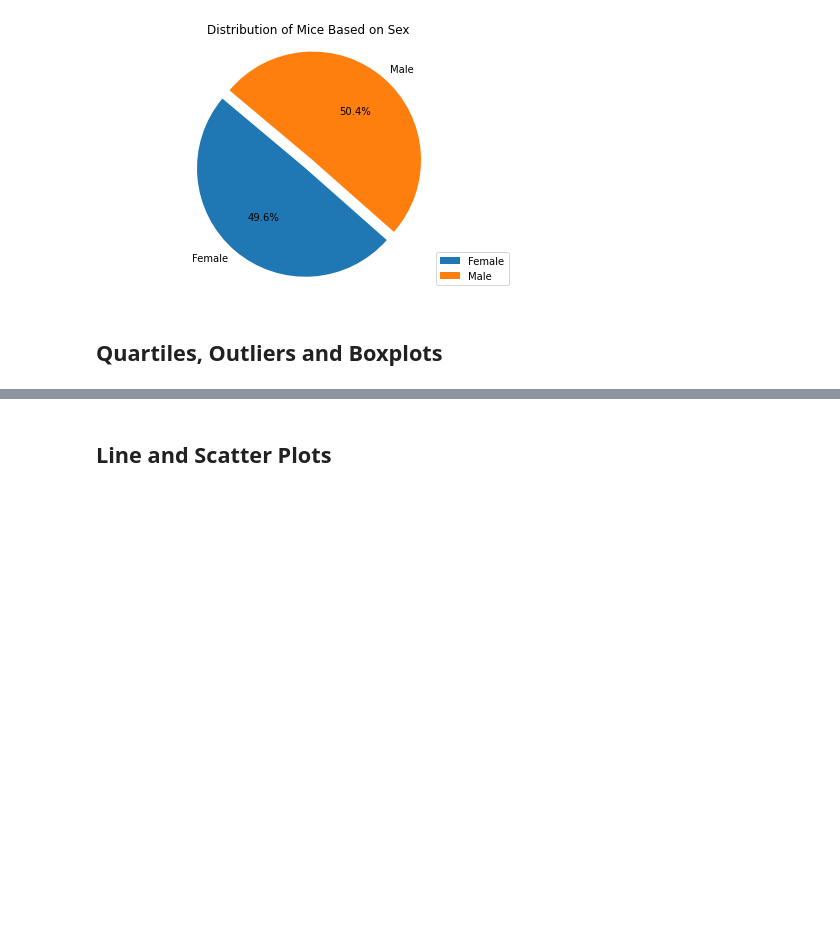
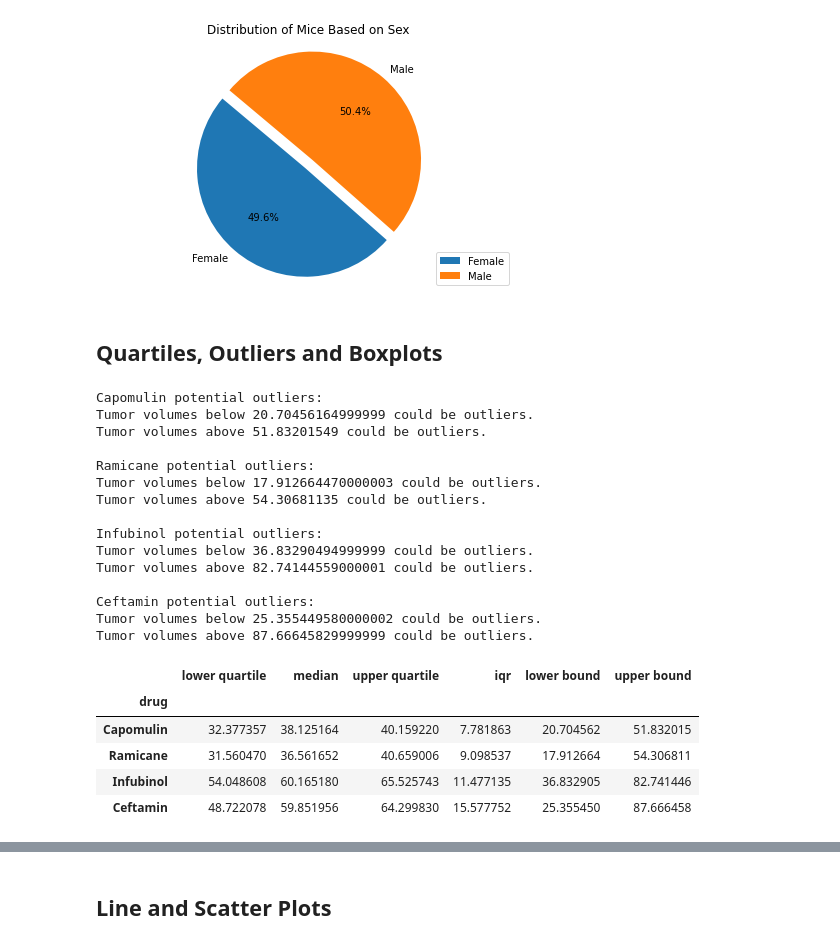
Before and after one commit to charlesphil/matplotlib-challenge, a Jupyter notebook: pymaceuticals_starter.ipynb, the cells around one changed output, grey strips where cells are left out. Drawn from its saved outputs; the diff is of its cells as text; code cells hidden in the pictures; blank space fills up the shorter version.

```diff
--- a/pymaceuticals_starter.ipynb
+++ b/pymaceuticals_starter.ipynb
@@ -238,30 +238,75 @@ last_recorded = pd.merge(clean_df, last_timepoints, on=['Mouse ID', 'Timepoint']
 # %%
 # Put treatments into a list for for loop (and later for plot labels)
 treatments = ['Capomulin', 'Ramicane', 'Infubinol', 'Ceftamin']
 
-# Create empty list to fill with tumor vol data (for plotting)
-tumor_vols = []
+# Create empty dictionary to fill with tumor vol data (for plotting)
+tumor_vols = {}
+
+# Empty data frame to build summary into
+quart_df = pd.DataFrame()
 
 # Calculate the IQR and quantitatively determine if there are any potential outliers.
 for regimen in treatments:
     # Locate the rows which contain mice on each drug and get the tumor volumes
     regimen_subset = last_recorded.loc[last_recorded['Drug Regimen'] == regimen, 'Tumor Volume (mm3)']
-    # add subset
-    tumor_vols.append({regimen: list(regimen_subset)})
+    #  subset to dictionary
+    tumor_vols[regimen] = list(regimen_subset)
 
     # Determine outliers using upper and lower bounds
     subset_quartiles = regimen_subset.quantile([0.25, 0.5, 0.75])
     lowerq = subset_quartiles[0.25]
     medianq = subset_quartiles[0.5]
     upperq = subset_quartiles[0.75]
     iqr = upperq - lowerq
     lower_bound = lowerq - (1.5*iqr)
     upper_bound = upperq + (1.5*iqr)
 
-    # print(f'{regimen} Treated Tumor Volume Quartile Information:')
-    # print(f'The lower quartile of tumor volumes is: {lowerq}')
-    # print(f'The median of tumor volumes is: {medianq}')
-    # print(f'The upper quartile of tumor volumes is: {upperq}')
-    # print(f'The interquartile range of tumor volumes is: {iqr}')
-    # print(f'Values below {lower_bound} could be outliers.')
-    # print(f'Values above {upper_bound} could be outliers.\n')
+    # Build results into temporary data frame
+    quart_list = [
+        {
+            'drug': regimen,
+            'lower quartile': lowerq,
+            'median': medianq,
+            'upper quartile': upperq,
+            'iqr': iqr,
+            'lower bound': lower_bound,
+            'upper bound': upper_bound
+        }
+    ]
+    subset_quart = pd.DataFrame(quart_list)
+
+    # Append to empty summary data frame
+    quart_df = quart_df.append(subset_quart)
+
+    # Print drug regimen's potential upper and lower outliers
+    print(f'{regimen} potential outliers:')
+    print(f'Tumor volumes below {lower_bound} could be outliers.')
+    print(f'Tumor volumes above {upper_bound} could be outliers.\n')
+
+# Set index of summary data frame to drug regimens of interest
+quart_df = quart_df.set_index(['drug'])
+
+# Display all four regimens of interest
+quart_df.head(4)
+# %% [output]
+Capomulin potential outliers:
+Tumor volumes below 20.70456164999999 could be outliers.
+Tumor volumes above 51.83201549 could be outliers.
+
+Ramicane potential outliers:
+Tumor volumes below 17.912664470000003 could be outliers.
+Tumor volumes above 54.30681135 could be outliers.
+
+Infubinol potential outliers:
+Tumor volumes below 36.83290494999999 could be outliers.
+Tumor volumes above 82.74144559000001 could be outliers.
+
+Ceftamin potential outliers:
+Tumor volumes below 25.355449580000002 could be outliers.
+Tumor volumes above 87.66645829999999 could be outliers.
+|  | lower quartile | median | upper quartile | iqr | lower bound | upper bound |
+| drug |  |  |  |  |  |  |
+| Capomulin | 32.377357 | 38.125164 | 40.159220 | 7.781863 | 20.704562 | 51.832015 |
+| Ramicane | 31.560470 | 36.561652 | 40.659006 | 9.098537 | 17.912664 | 54.306811 |
+| Infubinol | 54.048608 | 60.165180 | 65.525743 | 11.477135 | 36.832905 | 82.741446 |
+| Ceftamin | 48.722078 | 59.851956 | 64.299830 | 15.577752 | 25.355450 | 87.666458 |
```
Also changed, not shown: parts of 2 cells of this notebook.
